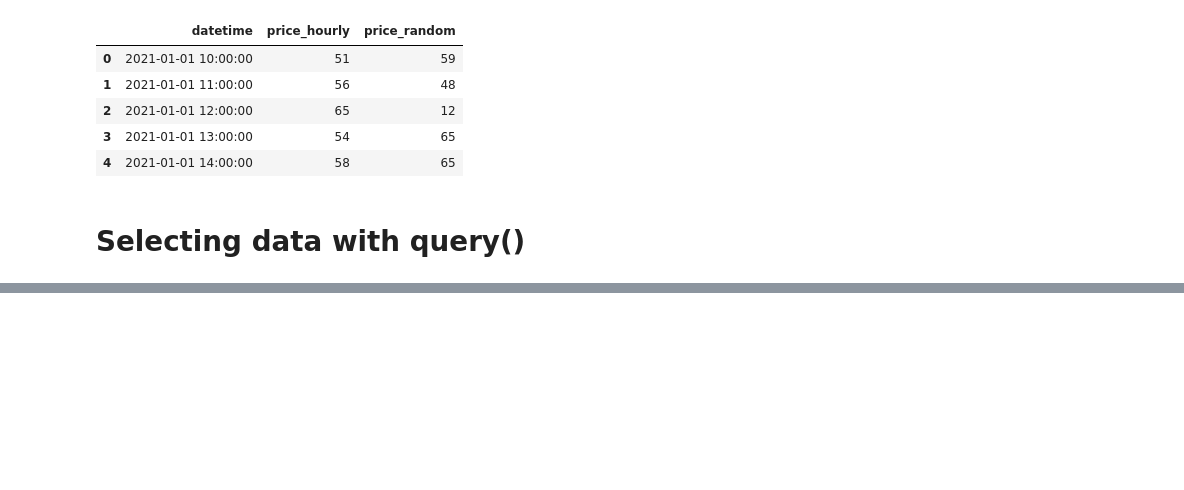
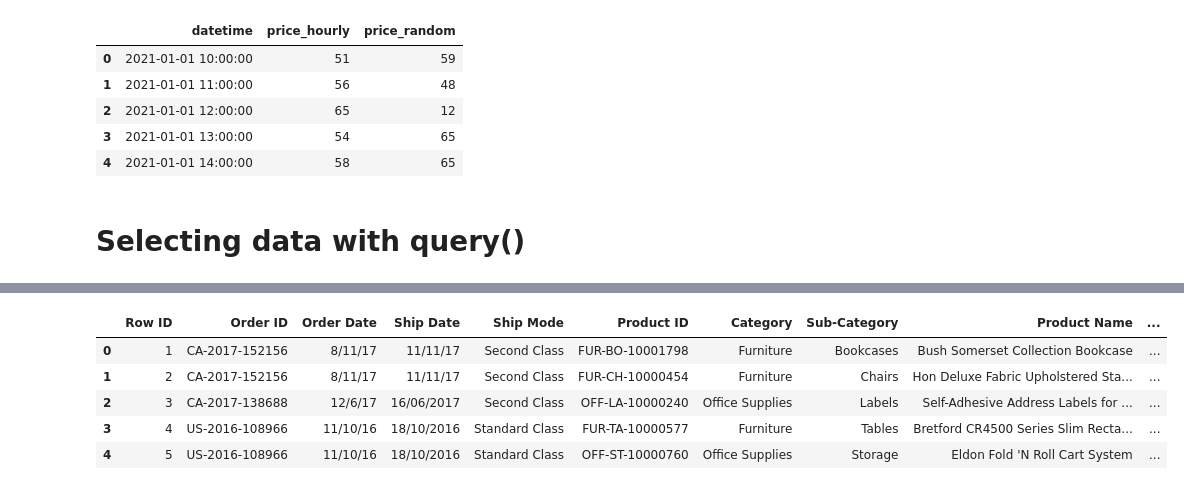
Before and after one commit to Jose-Servin/DataCamp, a Jupyter notebook: Courses/Joining_Data/Joining_Data_Pandas.ipynb, the cells around one changed output, grey strips where cells are left out. Cells and saved outputs as stored; diff of their text form; code cells hidden in the pictures; blank space fills up the shorter version.

```diff
--- a/Courses/Joining_Data/Joining_Data_Pandas.ipynb
+++ b/Courses/Joining_Data/Joining_Data_Pandas.ipynb
@@ -1092,0 +1157,9 @@ pd.merge_asof(df1, df2, on='datetime', suffixes=('_hourly','_random'), direction
+# %%
+orders_data.head()
+# %% [output]
+|  | Row ID | Order ID | Order Date | Ship Date | Ship Mode | Product ID | Category | Sub-Category | Product Name | ... |
+| 0 | 1 | CA-2017-152156 | 8/11/17 | 11/11/17 | Second Class | FUR-BO-10001798 | Furniture | Bookcases | Bush Somerset Collection Bookcase | ... |
+| 1 | 2 | CA-2017-152156 | 8/11/17 | 11/11/17 | Second Class | FUR-CH-10000454 | Furniture | Chairs | Hon Deluxe Fabric Upholstered Sta... | ... |
+| 2 | 3 | CA-2017-138688 | 12/6/17 | 16/06/2017 | Second Class | OFF-LA-10000240 | Office Supplies | Labels | Self-Adhesive Address Labels for ... | ... |
+| 3 | 4 | US-2016-108966 | 11/10/16 | 18/10/2016 | Standard Class | FUR-TA-10000577 | Furniture | Tables | Bretford CR4500 Series Slim Recta... | ... |
+| 4 | 5 | US-2016-108966 | 11/10/16 | 18/10/2016 | Standard Class | OFF-ST-10000760 | Office Supplies | Storage | Eldon Fold 'N Roll Cart System | ... |
```
Also changed, not shown: parts of 7 cells of this notebook.
